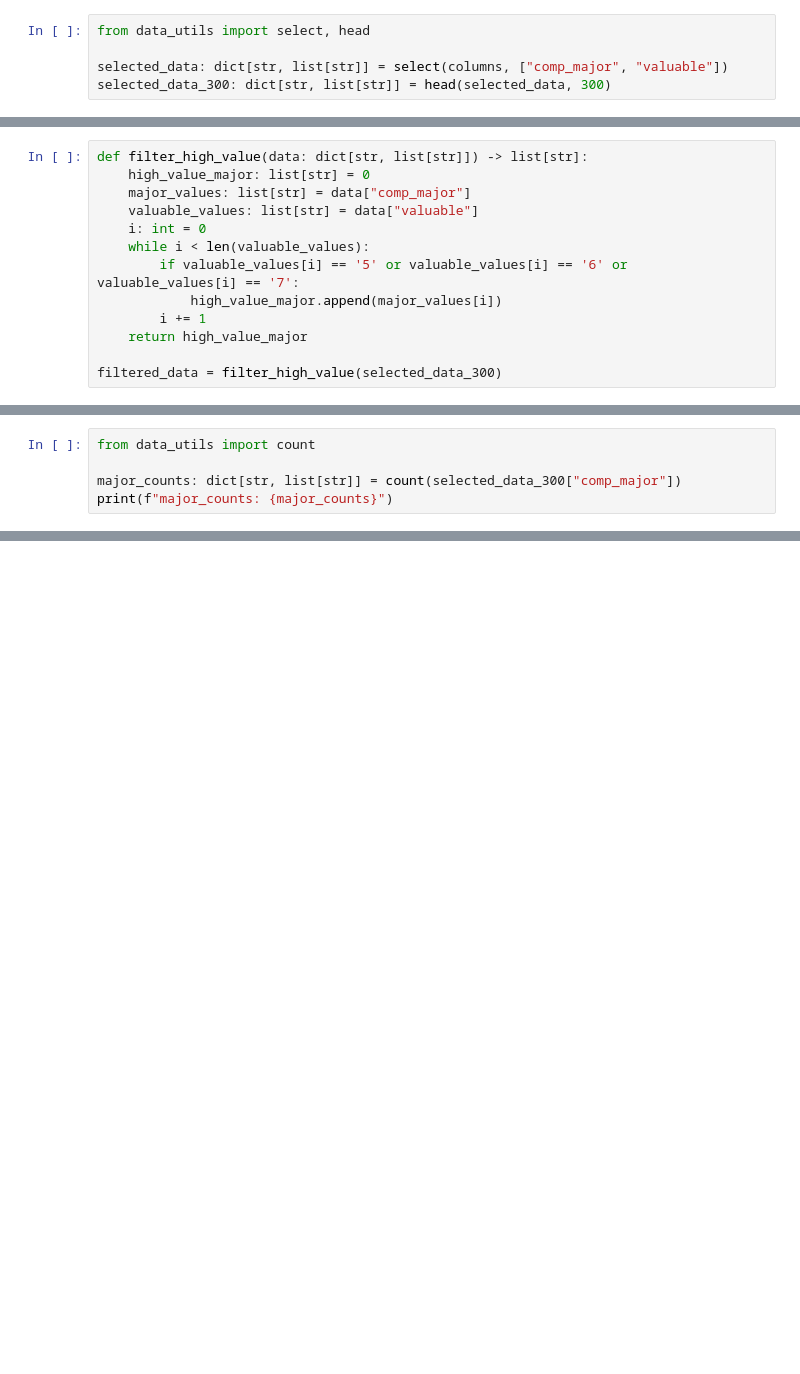
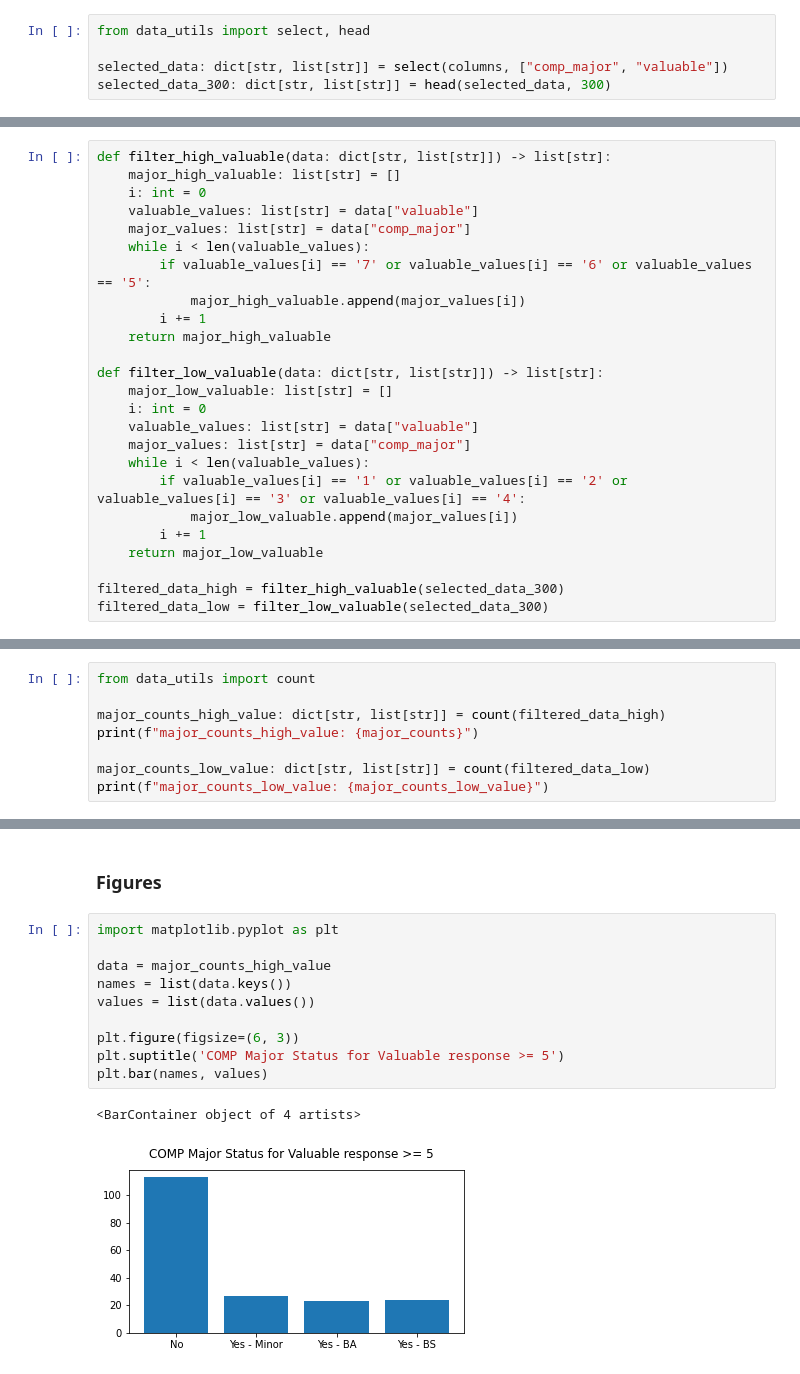
Before and after one commit to kimcha-0/comp110-21ss1-workspace, a Jupyter notebook: projects/pj01.ipynb, the cells around one changed output, grey strips where cells are left out. Cells and saved outputs as stored; diff of their text form; blank space fills up the shorter version.

```diff
--- a/projects/pj01.ipynb
+++ b/projects/pj01.ipynb
@@ -44,13 +41,25 @@ This function goes over the data and filters students who have either no experie
 # %%
-def filter_high_value(data: dict[str, list[str]]) -> list[str]:
-    high_value_major: list[str] = 0
+def filter_high_valuable(data: dict[str, list[str]]) -> list[str]:
+    major_high_valuable: list[str] = []
+    i: int = 0
+    valuable_values: list[str] = data["valuable"]
     major_values: list[str] = data["comp_major"]
+    while i < len(valuable_values):
+        if valuable_values[i] == '7' or valuable_values[i] == '6' or valuable_values == '5':
+            major_high_valuable.append(major_values[i])
+        i += 1
+    return major_high_valuable
+
+def filter_low_valuable(data: dict[str, list[str]]) -> list[str]:
+    major_low_valuable: list[str] = []
+    i: int = 0
     valuable_values: list[str] = data["valuable"]
-    i: int = 0
+    major_values: list[str] = data["comp_major"]
     while i < len(valuable_values):
-        if valuable_values[i] == '5' or valuable_values[i] == '6' or valuable_values[i] == '7':
-            high_value_major.append(major_values[i])
+        if valuable_values[i] == '1' or valuable_values[i] == '2' or valuable_values[i] == '3' or valuable_values[i] == '4':
+            major_low_valuable.append(major_values[i])
         i += 1
-    return high_value_major
+    return major_low_valuable
 
-filtered_data = filter_high_value(selected_data_300)
+filtered_data_high = filter_high_valuable(selected_data_300)
+filtered_data_low = filter_low_valuable(selected_data_300)
@@ -74,6 +70,9 @@ Now, we count the students with little to no experience who found the skills lea
 # %%
 from data_utils import count
 
-major_counts: dict[str, list[str]] = count(selected_data_300["comp_major"])
-print(f"major_counts: {major_counts}")
+major_counts_high_value: dict[str, list[str]] = count(filtered_data_high)
+print(f"major_counts_high_value: {major_counts}")
+
+major_counts_low_value: dict[str, list[str]] = count(filtered_data_low)
+print(f"major_counts_low_value: {major_counts_low_value}")
 # %% [output]
@@ -80,0 +81,15 @@ major_counts: {'No': 206, 'Yes - BS': 32, 'Yes - Minor': 35, 'Yes - BA': 27}
+# %% [markdown]
+### Figures
+# %%
+import matplotlib.pyplot as plt
+
+data = major_counts_high_value
+names = list(data.keys())
+values = list(data.values())
+
+plt.figure(figsize=(6, 3))
+plt.suptitle('COMP Major Status for Valuable response >= 5')
+plt.bar(names, values)
+# %% [output]
+<BarContainer object of 4 artists>
+[figure, added]
```
Also changed, not shown: parts of 15 cells of this notebook.
